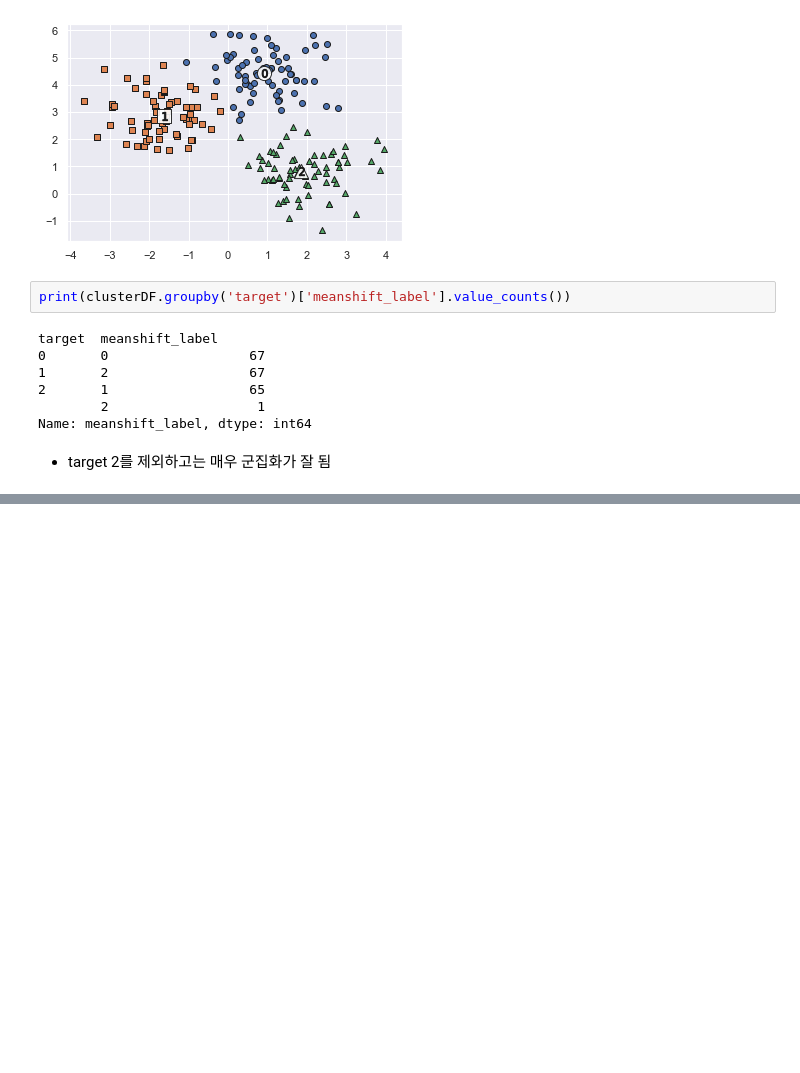
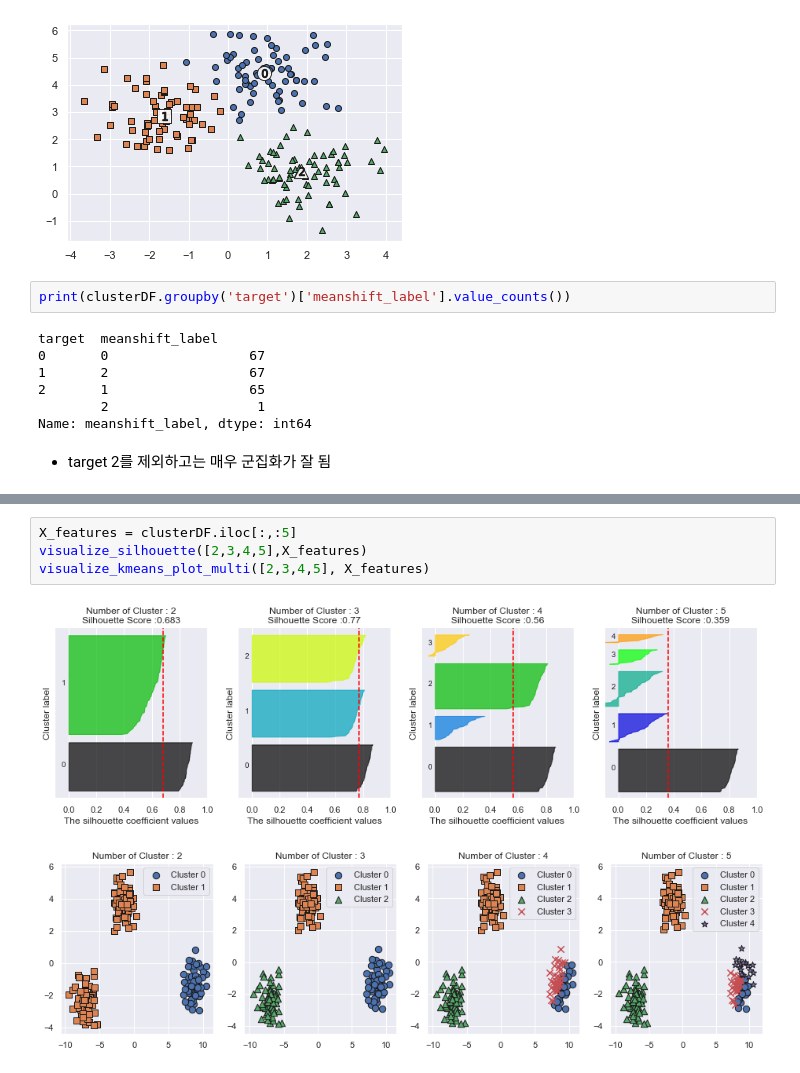
Before and after one commit to chuni90/PerfectGuide, a Jupyter notebook: 7장/7-3 Mean_Shift.ipynb, the cells around one changed output, grey strips where cells are left out. Saved outputs shown, nothing was run; the diff lists cells and outputs as text; blank space fills up the shorter version.

```diff
--- a/7장/7-3 Mean_Shift.ipynb
+++ b/7장/7-3 Mean_Shift.ipynb
@@ -190,0 +345,7 @@ Name: meanshift_label, dtype: int64
+# %%
+X_features = clusterDF.iloc[:,:5]
+visualize_silhouette([2,3,4,5],X_features)
+visualize_kmeans_plot_multi([2,3,4,5], X_features)
+# %% [output]
+[figure, added]
+[figure, added]
```
Also changed, not shown: parts of 10 cells of this notebook, 5 other files.
